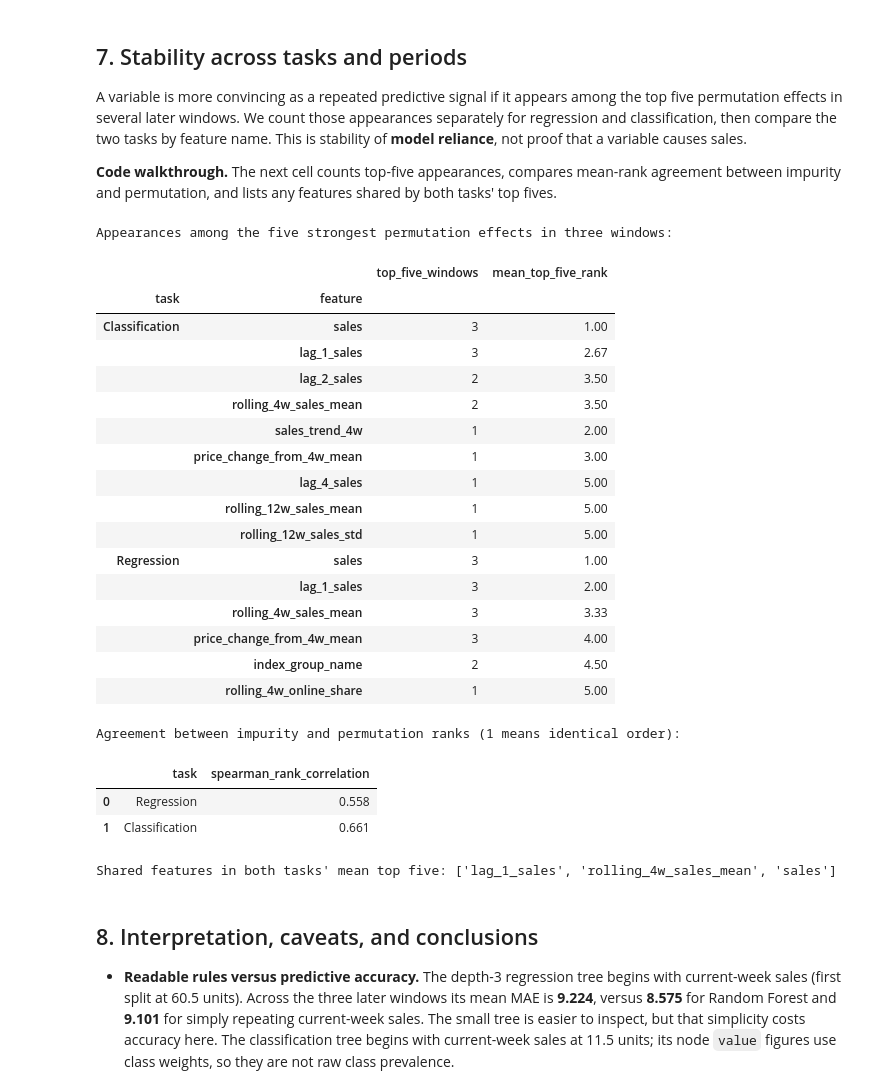
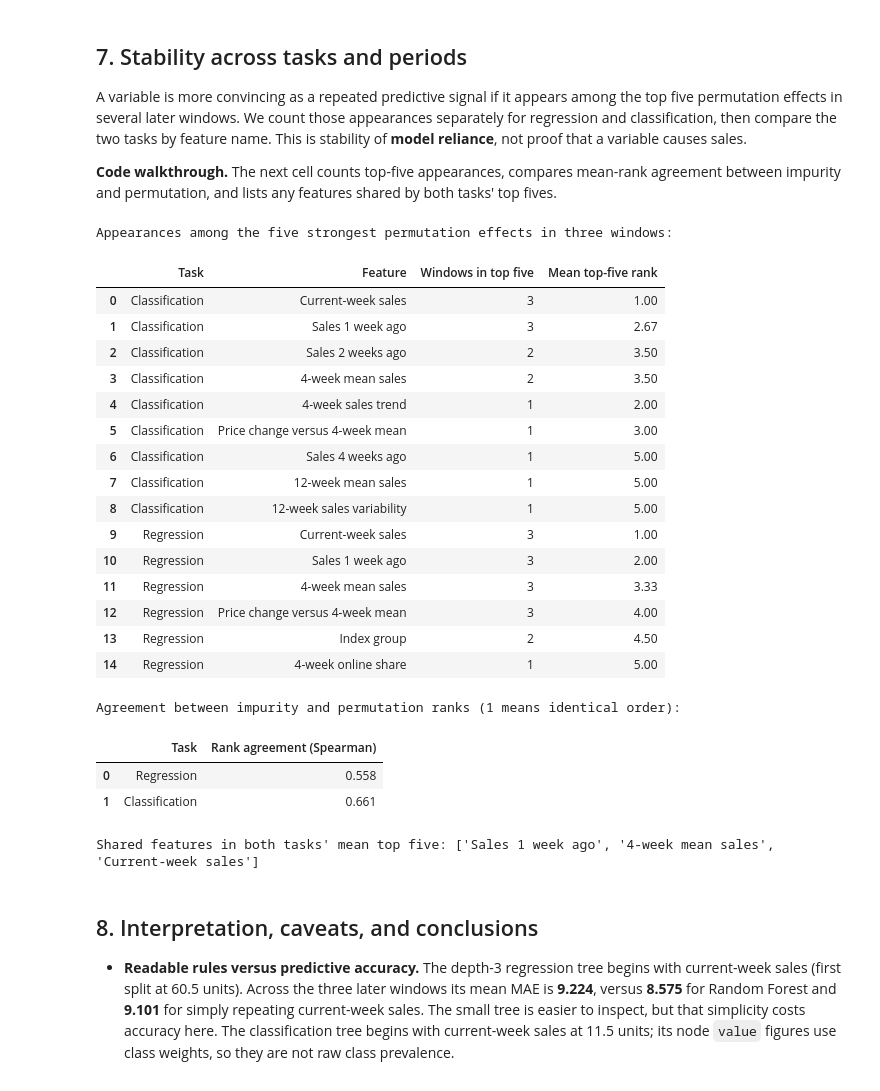
Before and after one commit to ML-ENI/fashion-demand-ml, a Jupyter notebook: notebooks/08_tree_rf_feature_importance.ipynb, the cells around one changed output. Cells and saved outputs as stored; diff of their text form; code cells hidden in the pictures.

```diff
--- a/notebooks/08_tree_rf_feature_importance.ipynb
+++ b/notebooks/08_tree_rf_feature_importance.ipynb
@@ -441,7 +496,16 @@ for task in ["Regression", "Classification"]:
     table = table.sort_values("permutation_mean", ascending=False)
     importance_summaries[task] = table
     print(f"{task}: top 10 original features, sorted by later-window permutation effect")
-    display(table.head(10).round(4))
+    presentation = table.head(10).rename(index=feature_label).rename(columns={
+        "impurity_mean": "Impurity share (mean)",
+        "impurity_fold_sd": "Impurity share (fold SD)",
+        "permutation_mean": "Permutation effect (mean)",
+        "permutation_fold_sd": "Permutation effect (fold SD)",
+        "impurity_rank": "Impurity rank",
+        "permutation_rank": "Permutation rank",
+    })
+    presentation.index.name = "Feature"
+    display(presentation.round(4))
     if task == "Regression":
         # One feature is over 40 times stronger than the next; separate scales
         # show both its dominance and the smaller nonzero effects honestly.
@@ -450,15 +514,16 @@ for task in ["Regression", "Classification"]:
         others = table.drop(index="sales").head(7).sort_values("permutation_mean")
         fig, (ax_sales, ax_others) = plt.subplots(
             1, 2, figsize=(13, 5.6), gridspec_kw={"width_ratios": [1, 2.2]})
-        ax_sales.barh(["sales"], [dominant["permutation_mean"]], color=BLUE, height=0.5)
-        ax_sales.errorbar([dominant["permutation_mean"]], ["sales"],
+        ax_sales.barh([feature_label("sales")], [dominant["permutation_mean"]], color=feature_color("sales"), height=0.5)
+        ax_sales.errorbar([dominant["permutation_mean"]], [feature_label("sales")],
                           xerr=[dominant["permutation_fold_sd"]], fmt="none",
                           ecolor=INK, elinewidth=1, capsize=3)
         ax_sales.set_xlim(0, dominant["permutation_mean"] +
                           2 * dominant["permutation_fold_sd"])
         ax_sales.set_title("Dominant signal", fontsize=11, fontweight="bold")
-        ax_others.barh(others.index, others["permutation_mean"], color=BLUE, height=0.68)
-        ax_others.errorbar(others["permutation_mean"], others.index,
+        ax_others.barh([feature_label(name) for name in others.index], others["permutation_mean"],
+                       color=[feature_color(name) for name in others.index], height=0.68)
+        ax_others.errorbar(others["permutation_mean"], [feature_label(name) for name in others.index],
                            xerr=others["permutation_fold_sd"], fmt="none",
                            ecolor=INK, elinewidth=1, capsize=3)
         ax_others.set_title("Other signals · expanded scale", fontsize=11,
@@ -476,8 +541,9 @@ for task in ["Regression", "Classification"]:
     else:
         top = table.head(8).sort_values("permutation_mean")
         fig, ax = plt.subplots(figsize=(9.5, 5.6))
-        ax.barh(top.index, top["permutation_mean"], color=TEAL, height=0.68)
-        ax.errorbar(top["permutation_mean"], top.index,
+        ax.barh([feature_label(name) for name in top.index], top["permutation_mean"],
+                color=[feature_color(name) for name in top.index], height=0.68)
+        ax.errorbar(top["permutation_mean"], [feature_label(name) for name in top.index],
                     xerr=top["permutation_fold_sd"], fmt="none",
                     ecolor=INK, elinewidth=1, capsize=3)
         ax.axvline(0, color=MUTED, linewidth=0.9)
@@ -531,54 +597,59 @@ A variable is more convincing as a repeated predictive signal if it appears amon
 # %%
 stability_rows = []
 for task in ["Regression", "Classification"]:
     frame = permutation_all.loc[permutation_all["task"].eq(task)]
     for fold_number, fold_rows in frame.groupby("fold"):
         for rank, row in enumerate(fold_rows.nlargest(5, "permutation_effect").itertuples(), 1):
             stability_rows.append({"task": task, "fold": fold_number,
                                    "feature": row.feature, "rank": rank})
 top_five_by_fold = pd.DataFrame(stability_rows)
 stability = (top_five_by_fold.groupby(["task", "feature"])
              .agg(top_five_windows=("fold", "nunique"), mean_top_five_rank=("rank", "mean"))
              .sort_values(["task", "top_five_windows", "mean_top_five_rank"],
                           ascending=[True, False, True]))
 print("Appearances among the five strongest permutation effects in three windows:")
-display(stability.round(2))
+stability_display = stability.reset_index()
+stability_display["feature"] = stability_display["feature"].map(feature_label)
+display(stability_display.rename(columns={"task": "Task", "feature": "Feature",
+                                          "top_five_windows": "Windows in top five",
+                                          "mean_top_five_rank": "Mean top-five rank"}).round(2))
 rank_agreement = pd.DataFrame([
     {"task": task,
      "spearman_rank_correlation": table["impurity_rank"].corr(
          table["permutation_rank"], method="spearman")}
     for task, table in importance_summaries.items()
 ])
 print("Agreement between impurity and permutation ranks (1 means identical order):")
-display(rank_agreement.round(3))
+display(rank_agreement.rename(columns={"task": "Task",
+                                       "spearman_rank_correlation": "Rank agreement (Spearman)"}).round(3))
 regression_top = set(importance_summaries["Regression"].head(5).index)
 classification_top = set(importance_summaries["Classification"].head(5).index)
 shared_top_features = sorted(regression_top & classification_top)
-print("Shared features in both tasks' mean top five:", shared_top_features)
+print("Shared features in both tasks' mean top five:",
+      [feature_label(name) for name in shared_top_features])
 # %% [output]
 Appearances among the five strongest permutation effects in three windows:
-|  |  | top_five_windows | mean_top_five_rank |
-| task | feature |  |  |
-| Classification | sales | 3 | 1.00 |
-|  | lag_1_sales | 3 | 2.67 |
-|  | lag_2_sales | 2 | 3.50 |
-|  | rolling_4w_sales_mean | 2 | 3.50 |
-|  | sales_trend_4w | 1 | 2.00 |
-|  | price_change_from_4w_mean | 1 | 3.00 |
-|  | lag_4_sales | 1 | 5.00 |
-|  | rolling_12w_sales_mean | 1 | 5.00 |
-|  | rolling_12w_sales_std | 1 | 5.00 |
-| Regression | sales | 3 | 1.00 |
-|  | lag_1_sales | 3 | 2.00 |
-|  | rolling_4w_sales_mean | 3 | 3.33 |
-|  | price_change_from_4w_mean | 3 | 4.00 |
-|  | index_group_name | 2 | 4.50 |
-|  | rolling_4w_online_share | 1 | 5.00 |
+|  | Task | Feature | Windows in top five | Mean top-five rank |
+| 0 | Classification | Current-week sales | 3 | 1.00 |
+| 1 | Classification | Sales 1 week ago | 3 | 2.67 |
+| 2 | Classification | Sales 2 weeks ago | 2 | 3.50 |
+| 3 | Classification | 4-week mean sales | 2 | 3.50 |
+| 4 | Classification | 4-week sales trend | 1 | 2.00 |
+| 5 | Classification | Price change versus 4-week mean | 1 | 3.00 |
+| 6 | Classification | Sales 4 weeks ago | 1 | 5.00 |
+| 7 | Classification | 12-week mean sales | 1 | 5.00 |
+| 8 | Classification | 12-week sales variability | 1 | 5.00 |
+| 9 | Regression | Current-week sales | 3 | 1.00 |
+| 10 | Regression | Sales 1 week ago | 3 | 2.00 |
+| 11 | Regression | 4-week mean sales | 3 | 3.33 |
+| 12 | Regression | Price change versus 4-week mean | 3 | 4.00 |
+| 13 | Regression | Index group | 2 | 4.50 |
+| 14 | Regression | 4-week online share | 1 | 5.00 |
 Agreement between impurity and permutation ranks (1 means identical order):
-|  | task | spearman_rank_correlation |
+|  | Task | Rank agreement (Spearman) |
 | 0 | Regression | 0.558 |
 | 1 | Classification | 0.661 |
-Shared features in both tasks' mean top five: ['lag_1_sales', 'rolling_4w_sales_mean', 'sales']
+Shared features in both tasks' mean top five: ['Sales 1 week ago', '4-week mean sales', 'Current-week sales']
 # %% [markdown]
 ## 8. Interpretation, caveats, and conclusions
 
```
Also changed, not shown: parts of 6 cells of this notebook, 9 other files.
